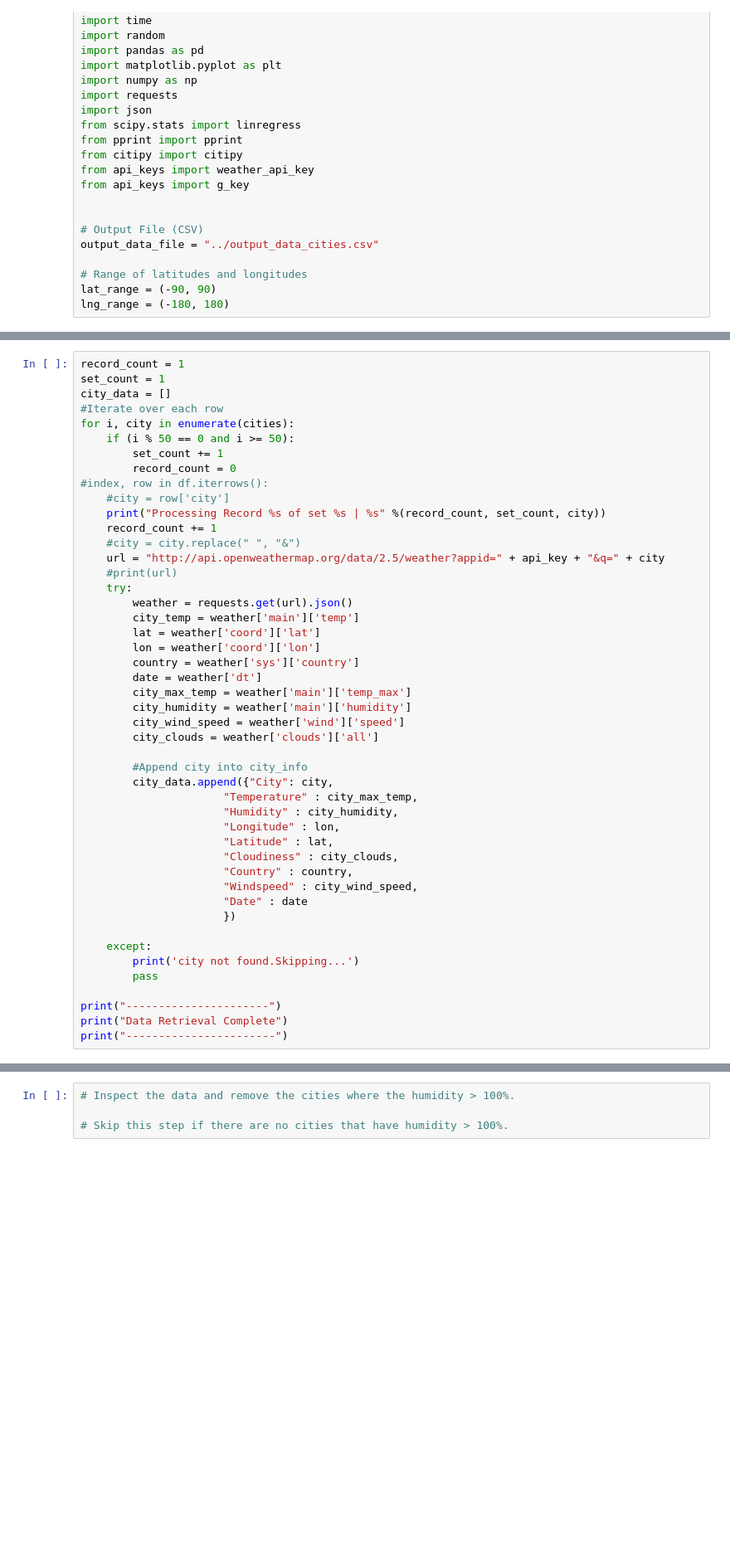
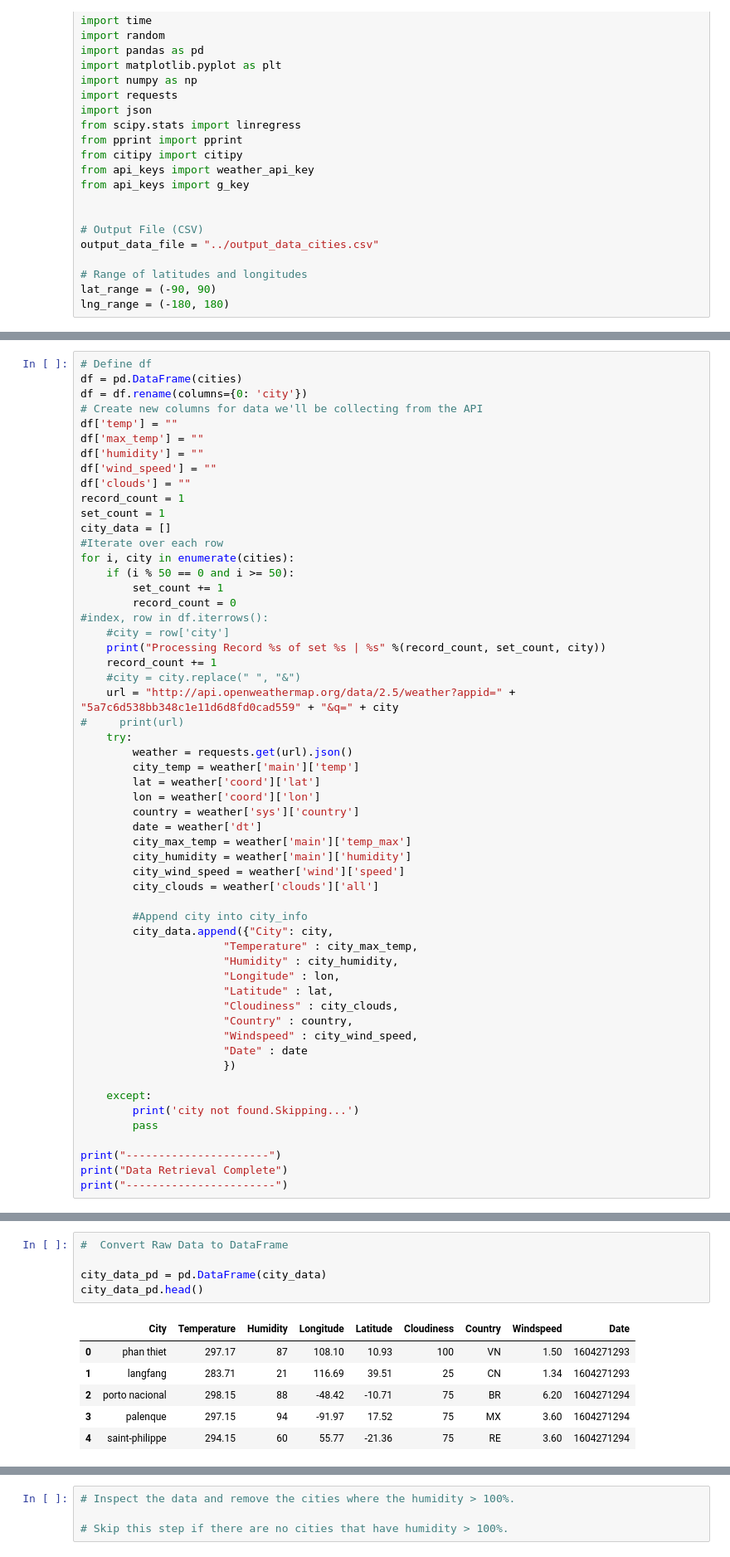
Before and after one commit to vinnie3030/Python-API-Homework, a Jupyter notebook: WeatherPy.ipynb, the cells around one changed output, grey strips where cells are left out. Shown: that part at 83% size. Cells and saved outputs as stored; diff of their text form; blank space fills up the shorter version.

```diff
--- a/WeatherPy.ipynb
+++ b/WeatherPy.ipynb
@@ -59,4 +59,13 @@ len(cities)
 # %%
+# Define df
+df = pd.DataFrame(cities)
+df = df.rename(columns={0: 'city'})
+# Create new columns for data we'll be collecting from the API
+df['temp'] = ""
+df['max_temp'] = ""
+df['humidity'] = ""
+df['wind_speed'] = ""
+df['clouds'] = ""
 record_count = 1
 set_count = 1
 city_data = []
@@ -70,8 +79,8 @@ for i, city in enumerate(cities):
     print("Processing Record %s of set %s | %s" %(record_count, set_count, city))
     record_count += 1
     #city = city.replace(" ", "&")
-    url = "http://api.openweathermap.org/data/2.5/weather?appid=" + api_key + "&q=" + city
-    #print(url)
+    url = "http://api.openweathermap.org/data/2.5/weather?appid=" + "5a7c6d538bb348c1e11d6d8fd0cad559" + "&q=" + city
+#     print(url)
     try:
         weather = requests.get(url).json()
         city_temp = weather['main']['temp']
@@ -805 +133,13 @@ Data Retrieval Complete
+# %%
+#  Convert Raw Data to DataFrame
+
+city_data_pd = pd.DataFrame(city_data)
+city_data_pd.head()
+# %% [output]
+|  | City | Temperature | Humidity | Longitude | Latitude | Cloudiness | Country | Windspeed | Date |
+| 0 | phan thiet | 297.17 | 87 | 108.10 | 10.93 | 100 | VN | 1.50 | 1604271293 |
+| 1 | langfang | 283.71 | 21 | 116.69 | 39.51 | 25 | CN | 1.34 | 1604271293 |
+| 2 | porto nacional | 298.15 | 88 | -48.42 | -10.71 | 75 | BR | 6.20 | 1604271294 |
+| 3 | palenque | 297.15 | 94 | -91.97 | 17.52 | 75 | MX | 3.60 | 1604271294 |
+| 4 | saint-philippe | 294.15 | 60 | 55.77 | -21.36 | 75 | RE | 3.60 | 1604271294 |
 # %%
```
Also changed, not shown: parts of 9 cells of this notebook, 1 other file.
